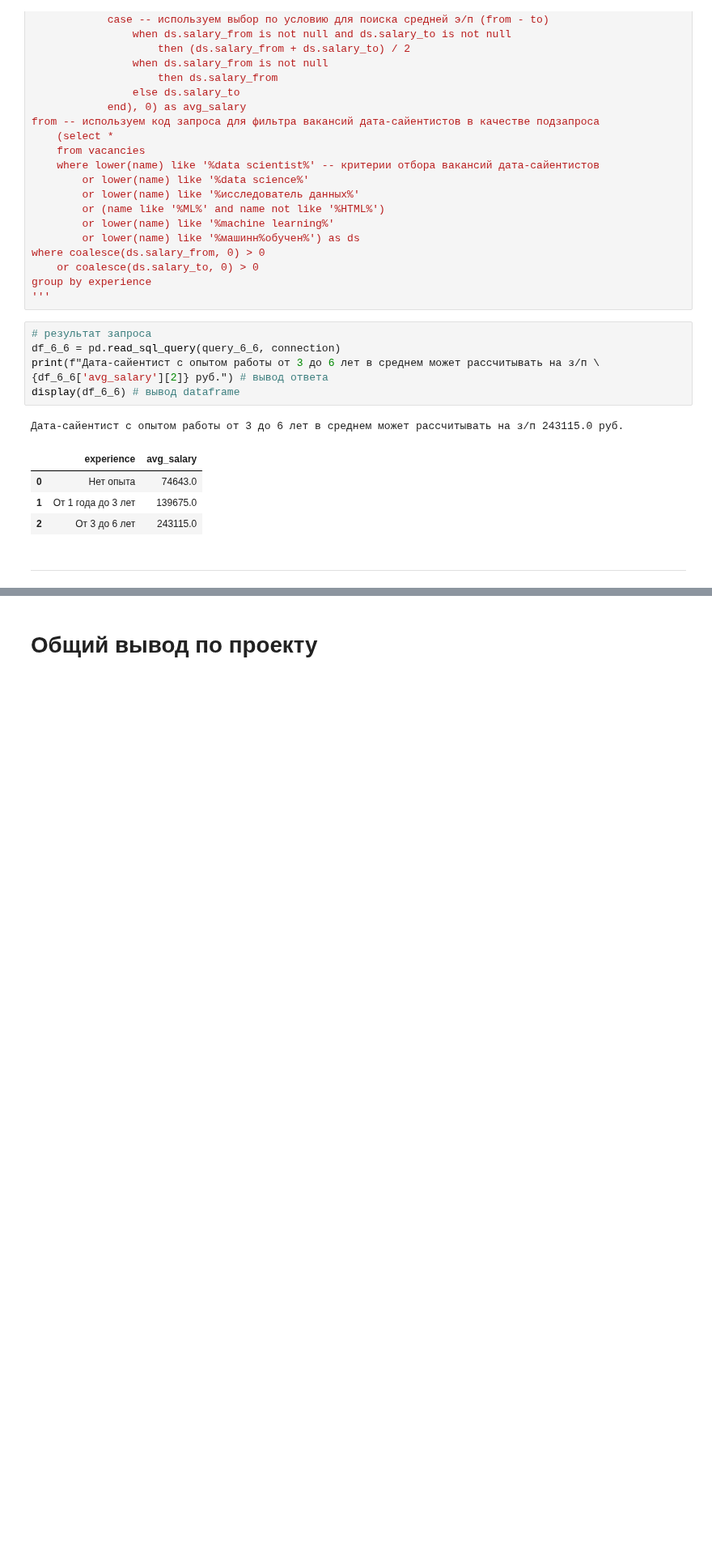
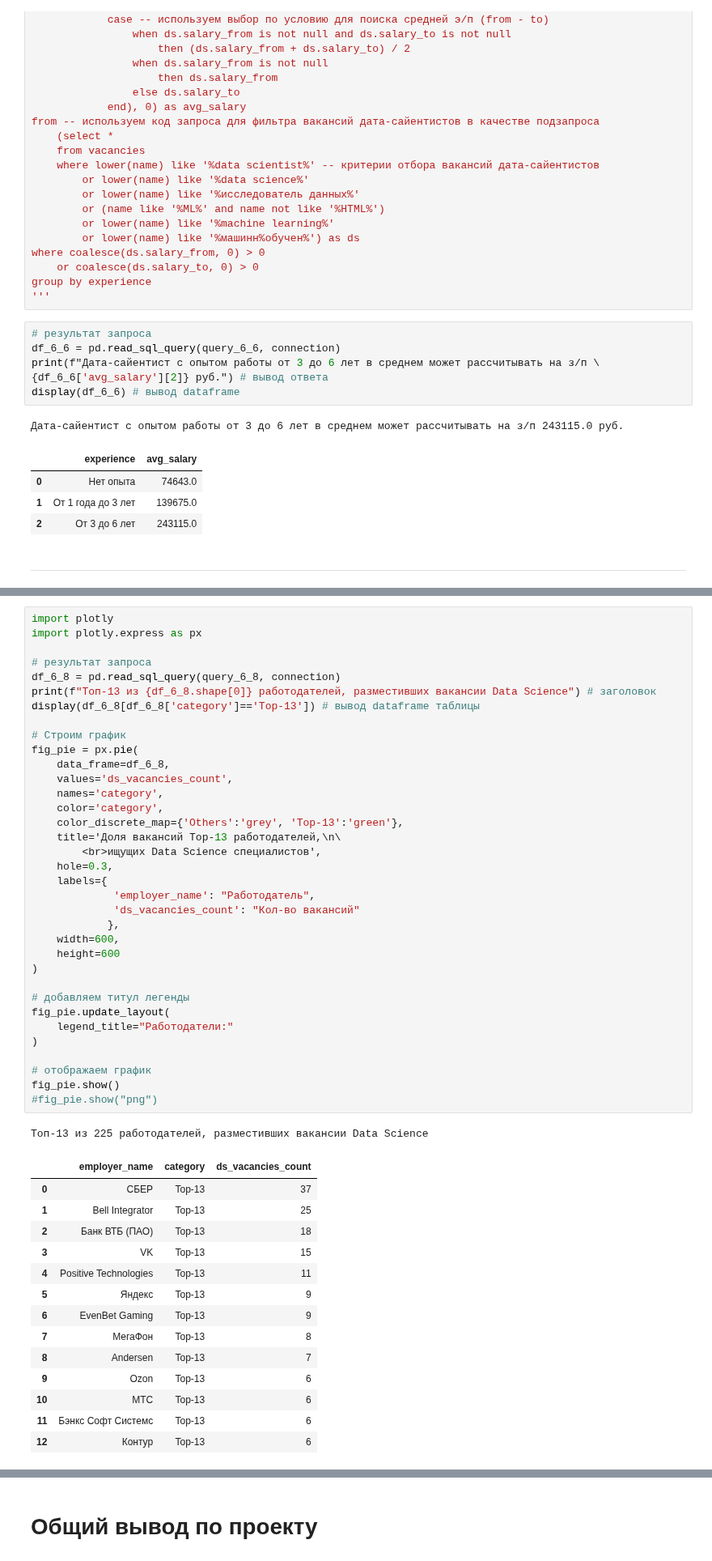
Before and after one commit to Novkozinin/SF_projects, a Jupyter notebook: Project-02_Анализ_вакансий_из_HeadHunter/Project_2_Анализ_вакансий_из_HeadHunter.ipynb, the cells around one changed output, grey strips where cells are left out. Shown at 81% size. Saved outputs shown, nothing was run; the diff lists cells and outputs as text; blank space fills up the shorter version.

```diff
--- a/Project-02_Анализ_вакансий_из_HeadHunter/Project_2_Анализ_вакансий_из_HeadHunter.ipynb
+++ b/Project-02_Анализ_вакансий_из_HeadHunter/Project_2_Анализ_вакансий_из_HeadHunter.ipynb
@@ -722,0 +873,51 @@ display(df_6_6) # вывод dataframe
+# %%
+import plotly
+import plotly.express as px
+
+# результат запроса
+df_6_8 = pd.read_sql_query(query_6_8, connection)
+print(f"Топ-13 из {df_6_8.shape[0]} работодателей, разместивших вакансии Data Science") # заголовок
+display(df_6_8[df_6_8['category']=='Top-13']) # вывод dataframe таблицы
+
+# Строим график
+fig_pie = px.pie(
+    data_frame=df_6_8,
+    values='ds_vacancies_count',
+    names='category',
+    color='category',
+    color_discrete_map={'Others':'grey', 'Top-13':'green'},
+    title='Доля вакансий Top-13 работодателей,\n\
+        <br>ищущих Data Science специалистов',
+    hole=0.3,
+    labels={
+             'employer_name': "Работодатель",
+             'ds_vacancies_count': "Кол-во вакансий"
+            },
+    width=600,
+    height=600
+)
+
+# добавляем титул легенды
+fig_pie.update_layout(
+    legend_title="Работодатели:"
+)
+
+# отображаем график
+fig_pie.show()
+#fig_pie.show("png")
+# %% [output]
+Топ-13 из 225 работодателей, разместивших вакансии Data Science
+|  | employer_name | category | ds_vacancies_count |
+| 0 | СБЕР | Top-13 | 37 |
+| 1 | Bell Integrator | Top-13 | 25 |
+| 2 | Банк ВТБ (ПАО) | Top-13 | 18 |
+| 3 | VK | Top-13 | 15 |
+| 4 | Positive Technologies | Top-13 | 11 |
+| 5 | Яндекс | Top-13 | 9 |
+| 6 | EvenBet Gaming | Top-13 | 9 |
+| 7 | МегаФон | Top-13 | 8 |
+| 8 | Andersen | Top-13 | 7 |
+| 9 | Ozon | Top-13 | 6 |
+| 10 | МТС | Top-13 | 6 |
+| 11 | Бэнкс Софт Системс | Top-13 | 6 |
+| 12 | Контур | Top-13 | 6 |
```
Also changed, not shown: parts of 11 cells of this notebook.
